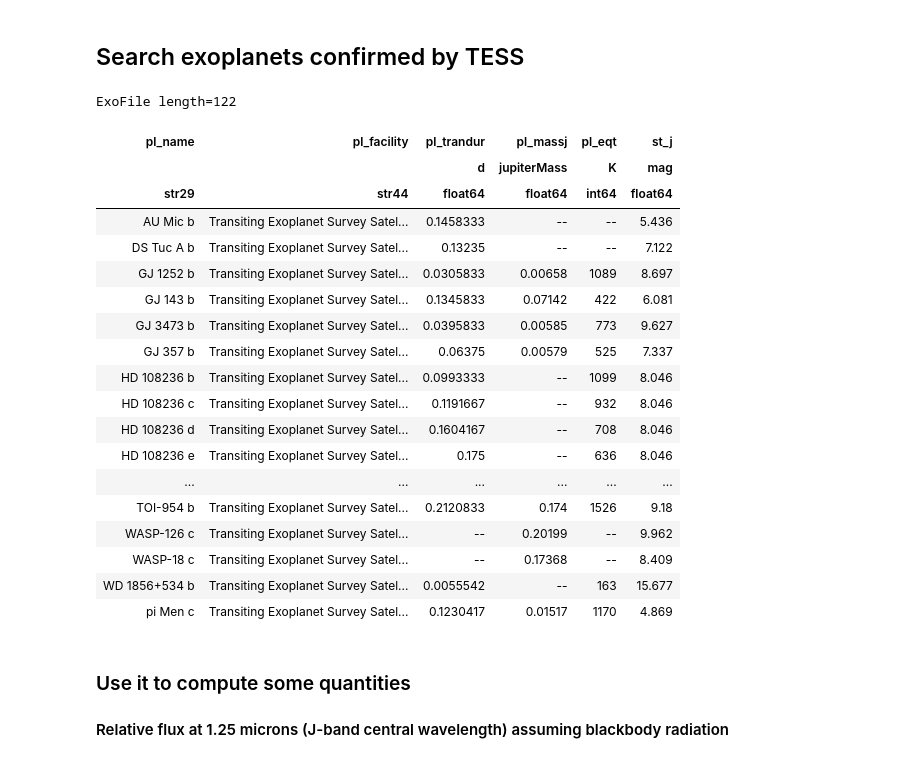
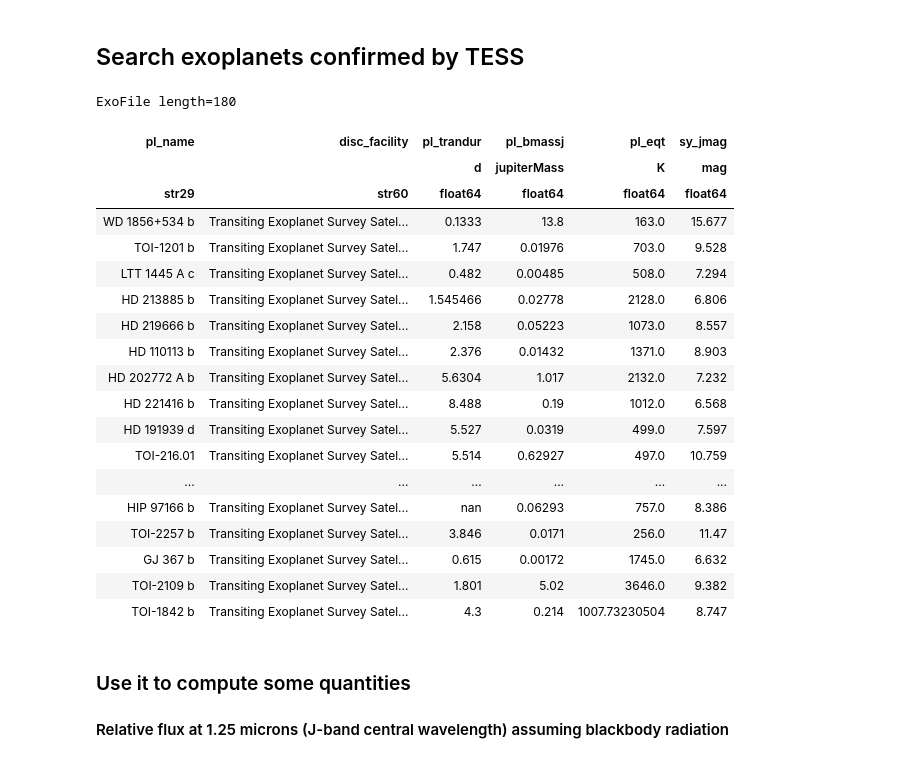
Before and after one commit to AntoineDarveau/exofile, a Jupyter notebook: Example.ipynb, the cells around one changed output. Saved outputs shown, nothing was run; the diff lists cells and outputs as text; code cells hidden in the pictures.

```diff
--- a/Example.ipynb
+++ b/Example.ipynb
@@ -152,6 +155,3 @@ ExoFile length=2
 Note that __pl_trandur__ column has been convert to days to match _exofile.ecsv_ units
 # %% [markdown]
 ### The reference for these values will automatically change
-# %%
-ref = ExoFile.load_ref()
-ref.by_pl_name('HD 189', 'NewSecret')['pl_name','pl_eqt','pl_trandur']
@@ -175,8 +177,8 @@ Usefull to be able to work offline, or save a subsample of the exofile to be qui
 (Only this step needs an internet connection)
 # %%
 # Save a version
-data = ExoFile.load()
-data.write(PATH_TO_EXOFILE_DIR / 'exofile.ecsv')
+data = ExoFile.load(query=ONLINE)
+data.write(PATH_TO_EXOFILE_DIR / 'my_local_exofile.ecsv')
 # %% [markdown]
 ### b) Specify the path of your local exofile
 # %%
@@ -193,13 +198,13 @@ data = ExoFile.load(query=False)
 # %%
 # Save a version
-data = ExoFile.load_ref()
-data.write(PATH_TO_EXOFILE_DIR / 'exofile_ref.ecsv')
+data = ExoFile.load(query=ONLINE, use_alt_file=True)
+data.write(PATH_TO_EXOFILE_DIR / 'my_local_exofile_alt.ecsv')
 
 # Edit the path to your local exofile
-edit_param(ref_file=PATH_TO_EXOFILE_DIR / 'exofile_ref.ecsv')
+edit_param(exofile_alt=PATH_TO_EXOFILE_DIR / 'my_local_exofile_alt.ecsv')
 
 # Read a local version:
-data = ExoFile.load_ref(query=False)
+data = ExoFile.load(query=False, use_alt_file=True)
 # %% [markdown]
 ## 2. Save a subsample of _exofile.ecsv_ in your code directory
 (so that `ExoFile.load()` will be quicker)
@@ -209,4 +214,4 @@ data = ExoFile.load_ref(query=False)
 (Only this step needs a connection)
 # %%
 # Save a version (in this example I only need 3 exoplanets)
-sub_sample = ExoFile.load().by_pl_name('HD 189','WASP-33', 'HD 209458')
+sub_sample = ExoFile.load().by_pl_name('HD 189733','WASP-33', 'HD 209458')
@@ -285,30 +305,31 @@ NameError: name 'extend' is not defined
 # %% [markdown]
 ## Search exoplanets confirmed by TESS
 # %%
-index = data['pl_facility'].find('TESS')[0]
+index = data['disc_facility'].find('TESS')[0]
 tess_data = data[index]
-tess_data['pl_name', 'pl_facility', 'pl_trandur', 'pl_massj', 'pl_eqt','st_j']
+# TODO: check online for what this value
+tess_data['pl_name', 'disc_facility', 'pl_trandur', 'pl_bmassj', 'pl_eqt','sy_jmag']
 # %% [output]
-ExoFile length=122
+ExoFile length=180
-| pl_name | pl_facility | pl_trandur | pl_massj | pl_eqt | st_j |
+| pl_name | disc_facility | pl_trandur | pl_bmassj | pl_eqt | sy_jmag |
 |  |  | d | jupiterMass | K | mag |
-| str29 | str44 | float64 | float64 | int64 | float64 |
-| AU Mic b | Transiting Exoplanet Survey Satel... | 0.1458333 | -- | -- | 5.436 |
-| DS Tuc A b | Transiting Exoplanet Survey Satel... | 0.13235 | -- | -- | 7.122 |
-| GJ 1252 b | Transiting Exoplanet Survey Satel... | 0.0305833 | 0.00658 | 1089 | 8.697 |
-| GJ 143 b | Transiting Exoplanet Survey Satel... | 0.1345833 | 0.07142 | 422 | 6.081 |
-| GJ 3473 b | Transiting Exoplanet Survey Satel... | 0.0395833 | 0.00585 | 773 | 9.627 |
-| GJ 357 b | Transiting Exoplanet Survey Satel... | 0.06375 | 0.00579 | 525 | 7.337 |
-| HD 108236 b | Transiting Exoplanet Survey Satel... | 0.0993333 | -- | 1099 | 8.046 |
-| HD 108236 c | Transiting Exoplanet Survey Satel... | 0.1191667 | -- | 932 | 8.046 |
-| HD 108236 d | Transiting Exoplanet Survey Satel... | 0.1604167 | -- | 708 | 8.046 |
-| HD 108236 e | Transiting Exoplanet Survey Satel... | 0.175 | -- | 636 | 8.046 |
+| str29 | str60 | float64 | float64 | float64 | float64 |
+| WD 1856+534 b | Transiting Exoplanet Survey Satel... | 0.1333 | 13.8 | 163.0 | 15.677 |
+| TOI-1201 b | Transiting Exoplanet Survey Satel... | 1.747 | 0.01976 | 703.0 | 9.528 |
+| LTT 1445 A c | Transiting Exoplanet Survey Satel... | 0.482 | 0.00485 | 508.0 | 7.294 |
+| HD 213885 b | Transiting Exoplanet Survey Satel... | 1.545466 | 0.02778 | 2128.0 | 6.806 |
+| HD 219666 b | Transiting Exoplanet Survey Satel... | 2.158 | 0.05223 | 1073.0 | 8.557 |
+| HD 110113 b | Transiting Exoplanet Survey Satel... | 2.376 | 0.01432 | 1371.0 | 8.903 |
+| HD 202772 A b | Transiting Exoplanet Survey Satel... | 5.6304 | 1.017 | 2132.0 | 7.232 |
+| HD 221416 b | Transiting Exoplanet Survey Satel... | 8.488 | 0.19 | 1012.0 | 6.568 |
+| HD 191939 d | Transiting Exoplanet Survey Satel... | 5.527 | 0.0319 | 499.0 | 7.597 |
+| TOI-216.01 | Transiting Exoplanet Survey Satel... | 5.514 | 0.62927 | 497.0 | 10.759 |
 | ... | ... | ... | ... | ... | ... |
-| TOI-954 b | Transiting Exoplanet Survey Satel... | 0.2120833 | 0.174 | 1526 | 9.18 |
-| WASP-126 c | Transiting Exoplanet Survey Satel... | -- | 0.20199 | -- | 9.962 |
-| WASP-18 c | Transiting Exoplanet Survey Satel... | -- | 0.17368 | -- | 8.409 |
-| WD 1856+534 b | Transiting Exoplanet Survey Satel... | 0.0055542 | -- | 163 | 15.677 |
-| pi Men c | Transiting Exoplanet Survey Satel... | 0.1230417 | 0.01517 | 1170 | 4.869 |
+| HIP 97166 b | Transiting Exoplanet Survey Satel... | nan | 0.06293 | 757.0 | 8.386 |
+| TOI-2257 b | Transiting Exoplanet Survey Satel... | 3.846 | 0.0171 | 256.0 | 11.47 |
+| GJ 367 b | Transiting Exoplanet Survey Satel... | 0.615 | 0.00172 | 1745.0 | 6.632 |
+| TOI-2109 b | Transiting Exoplanet Survey Satel... | 1.801 | 5.02 | 3646.0 | 9.382 |
+| TOI-1842 b | Transiting Exoplanet Survey Satel... | 4.3 | 0.214 | 1007.73230504 | 8.747 |
 # %% [markdown]
 ### Use it to compute some quantities
 #### Relative flux at 1.25 microns (J-band central wavelength) assuming blackbody radiation
```
Also changed, not shown: parts of 35 cells of this notebook, 2 other files.
